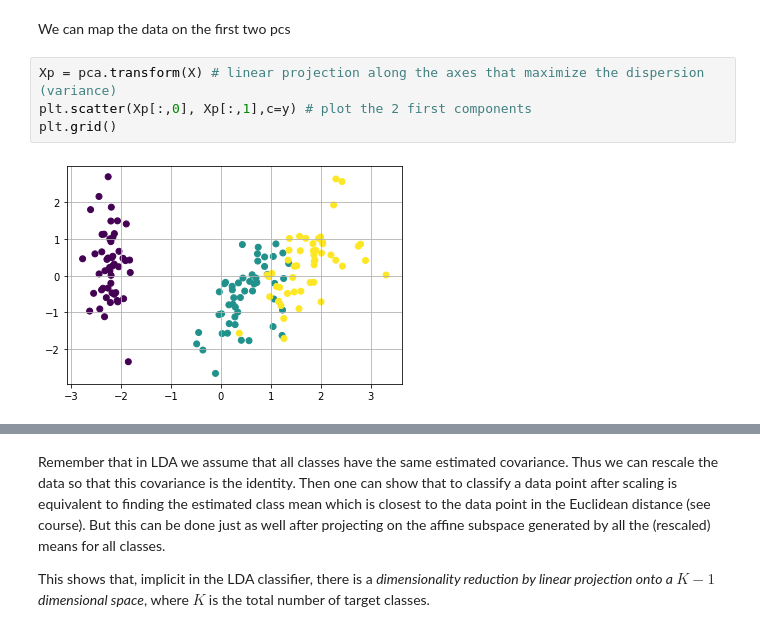
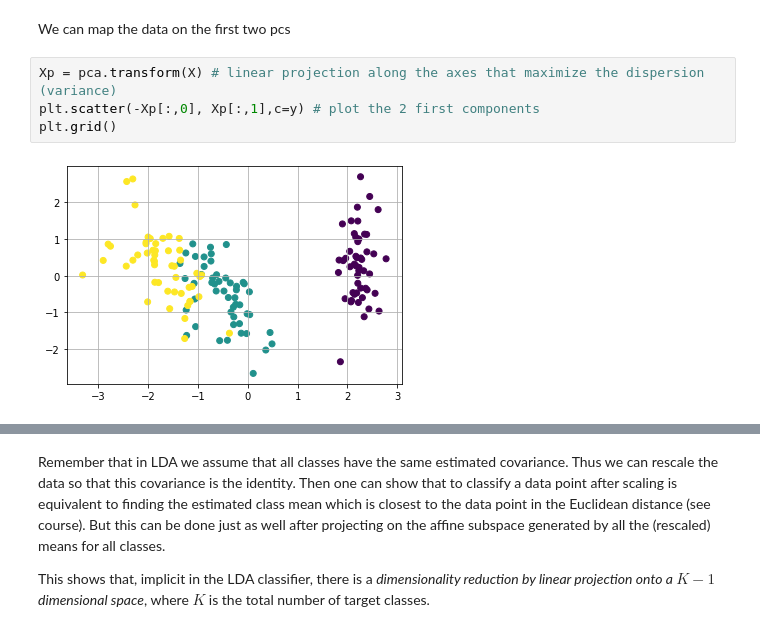
Before and after one commit to wtseve/conference_ia-chatelaf, a Jupyter notebook: notebooks/7_pca/N3_PCA_versus_LDA.ipynb, the cells around one changed output, grey strips where cells are left out. Saved outputs shown, nothing was run; the diff lists cells and outputs as text.

```diff
--- a/notebooks/7_pca/N3_PCA_versus_LDA.ipynb
+++ b/notebooks/7_pca/N3_PCA_versus_LDA.ipynb
@@ -38,10 +38,10 @@ plt.grid()
 We can map the data on the first two pcs
 # %%
 Xp = pca.transform(X) # linear projection along the axes that maximize the dispersion (variance)
-plt.scatter(Xp[:,0], Xp[:,1],c=y) # plot the 2 first components
+plt.scatter(-Xp[:,0], Xp[:,1],c=y) # plot the 2 first components
 plt.grid()
 # %% [output]
-[figure, old version]
+[figure, new version]
 # %%
 from sklearn.discriminant_analysis import LinearDiscriminantAnalysis as LDA
 lda = LDA()
```
Also changed, not shown: parts of 1 cell of this notebook, 2 other files.
